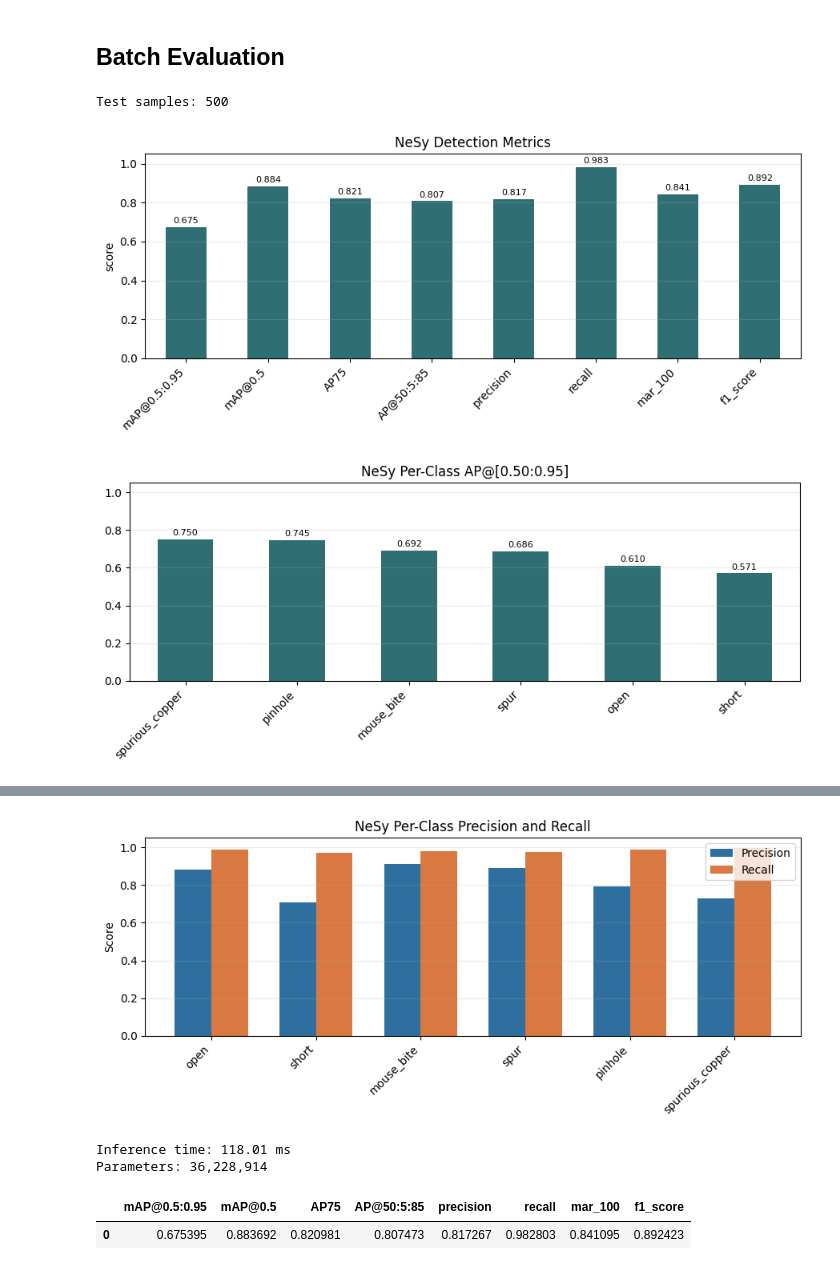
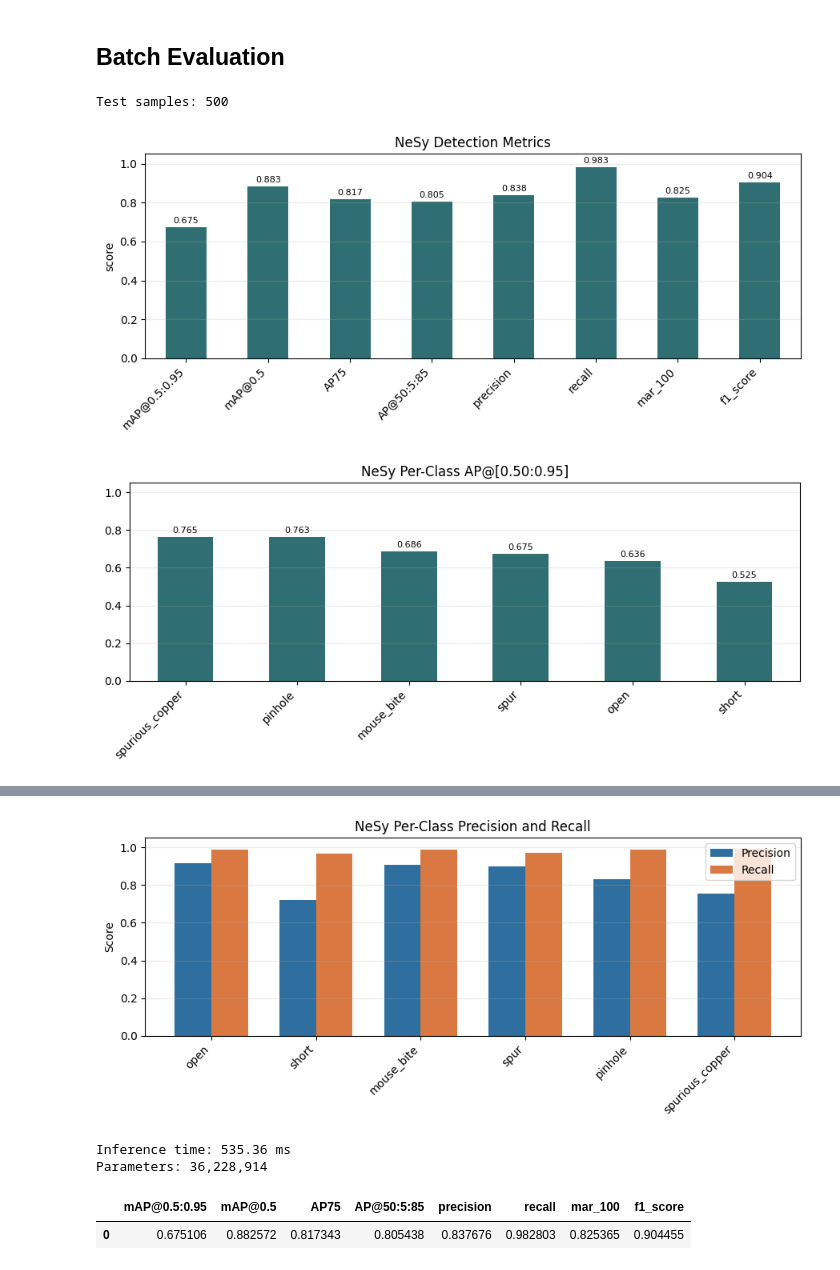
Before and after one commit to WiszeL/S1-Neuro-Symbolic-PCB-Defect-Detection, a Jupyter notebook: notebooks/04_neurosym_inference_heatmap.ipynb, the cells around one changed output, grey strips where cells are left out. Saved outputs shown, nothing was run; the diff lists cells and outputs as text; code cells hidden in the pictures.

```diff
--- a/notebooks/04_neurosym_inference_heatmap.ipynb
+++ b/notebooks/04_neurosym_inference_heatmap.ipynb
@@ -45,9 +45,10 @@ train_config = load_yaml(Path("neuro_train.yaml"), NeuroTrainConfig)
 
 device = select_device(train_config["device"])
 detector_checkpoint_path = latest_run_checkpoint(PROJECT_ROOT / "checkpoints" / "neuro")
-symbolic_checkpoint_path = latest_run_checkpoint(
-    PROJECT_ROOT / "checkpoints" / "symbolic"
-)
+# symbolic_checkpoint_path = latest_run_checkpoint(
+#     PROJECT_ROOT / "checkpoints" / "symbolic"
+# )
+symbolic_checkpoint_path = PROJECT_ROOT / "checkpoints" / "symbolic" / "run1.pt"
 
 hybrid_model, detector_checkpoint = load_neurosymbolic_detector(
     detector_checkpoint_path=detector_checkpoint_path,
@@ -86,8 +87,13 @@ metrics = evaluate_model(
 
 skip_keys = {"precision_recall_score_threshold", "inference_time_ms", "parameter_count"}
 metric_frame = pd.DataFrame(
-    [{key: value for key, value in metrics.items()
-      if isinstance(value, (int, float)) and key not in skip_keys}]
+    [
+        {
+            key: value
+            for key, value in metrics.items()
+            if isinstance(value, (int, float)) and key not in skip_keys
+        }
+    ]
 )
 ax = metric_frame.T.plot(kind="bar", legend=False, figsize=(9, 4), color="#2f6f73")
 ax.set_title("NeSy Detection Metrics")
@@ -122,45 +128,55 @@ if "confusion_matrix" in metrics:
     ax.set_xlabel("Predicted")
     ax.set_ylabel("True")
     ax.set_title("NeSy Detection Confusion Matrix")
     for i in range(cm.shape[0]):
         for j in range(cm.shape[1]):
             ax.text(j, i, str(cm[i, j]), ha="center", va="center", fontsize=7)
     fig.colorbar(im, ax=ax)
     plt.tight_layout()
     plt.show()
 
 if "per_class_precision" in metrics:
     pr = [k for k in metrics["per_class_precision"] if k != "__background__"]
     x = np.arange(len(pr))
     w = 0.35
     fig, ax = plt.subplots(figsize=(9, 4))
-    ax.bar(x - w / 2, [metrics["per_class_precision"][c] for c in pr],
-           w, label="Precision", color="#2F6F9F")
-    ax.bar(x + w / 2, [metrics["per_class_recall"][c] for c in pr],
-           w, label="Recall", color="#D97941")
+    ax.bar(
+        x - w / 2,
+        [metrics["per_class_precision"][c] for c in pr],
+        w,
+        label="Precision",
+        color="#2F6F9F",
+    )
+    ax.bar(
+        x + w / 2,
+        [metrics["per_class_recall"][c] for c in pr],
+        w,
+        label="Recall",
+        color="#D97941",
+    )
     ax.set_xticks(x)
     ax.set_xticklabels(pr, rotation=45, ha="right")
     ax.set_ylim(0, 1.05)
     ax.set_ylabel("Score")
     ax.set_title("NeSy Per-Class Precision and Recall")
     ax.legend()
     ax.grid(axis="y", alpha=0.25)
     plt.tight_layout()
     plt.show()
     print(f"Inference time: {metrics.get('inference_time_ms', 0):.2f} ms")
     print(f"Parameters: {metrics.get('parameter_count', 0):,}")
 
 metric_frame
 # %% [output]
 Test samples: 500
-[figure, old version]
+[figure, new version]
-[figure, old version]
+[figure, new version]
 [figure]
-[figure, old version]
+[figure, new version]
-Inference time: 118.01 ms
+Inference time: 535.36 ms
 Parameters: 36,228,914
 |  | mAP@0.5:0.95 | mAP@0.5 | AP75 | AP@50:5:85 | precision | recall | mar_100 | f1_score |
-| 0 | 0.675395 | 0.883692 | 0.820981 | 0.807473 | 0.817267 | 0.982803 | 0.841095 | 0.892423 |
+| 0 | 0.675106 | 0.882572 | 0.817343 | 0.805438 | 0.837676 | 0.982803 | 0.825365 | 0.904455 |
 # %%
 def class_name(label: int) -> str:
     return class_names[int(label) - 1]
```
Also changed, not shown: parts of 1 cell of this notebook, 4 other files.
